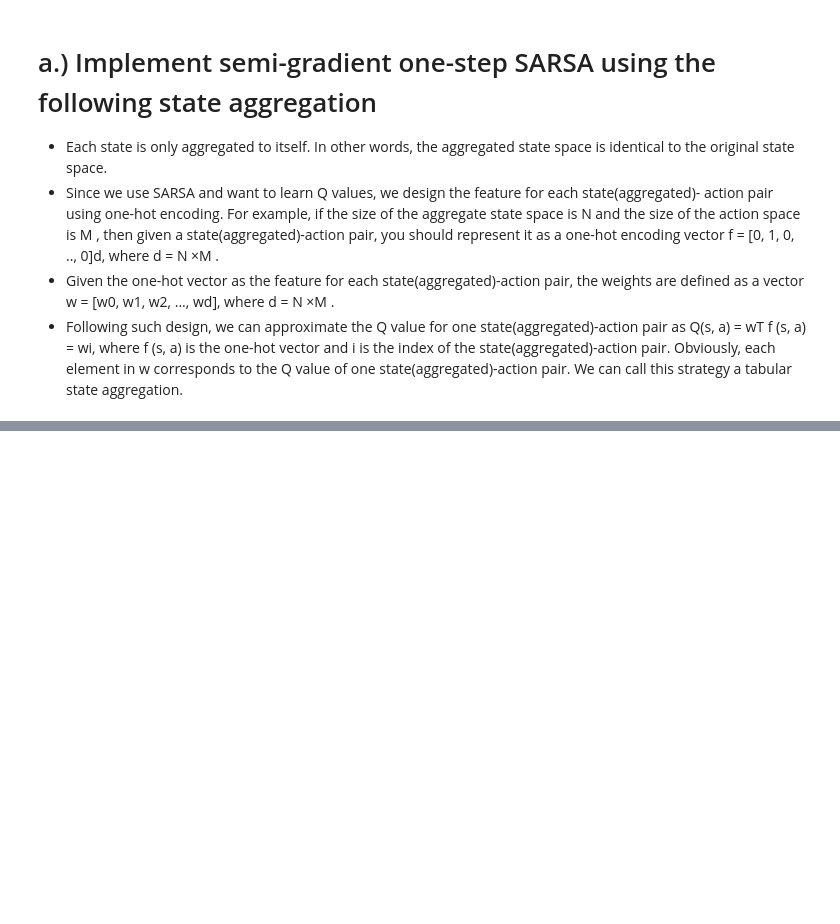
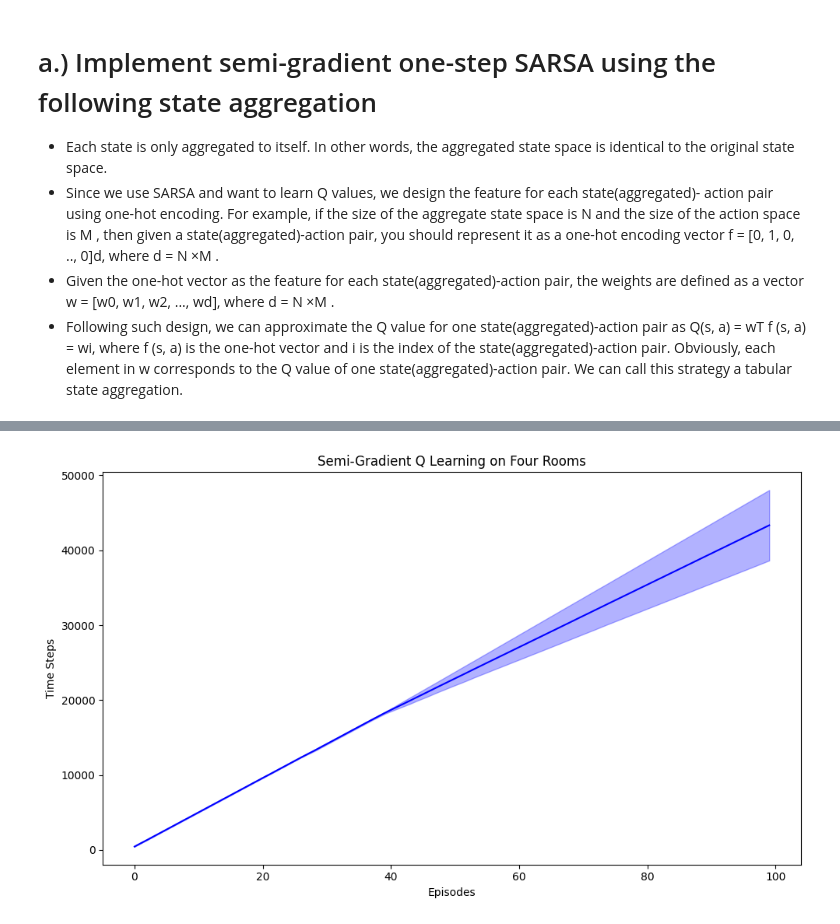
Before and after one commit to coltrho24/CS5180-Reinforcement-Learning, a Jupyter notebook: ex6/ex6.ipynb, the cells around one changed output, grey strips where cells are left out. Cells and saved outputs as stored; diff of their text form; code cells hidden in the pictures; blank space fills up the shorter version.

```diff
--- a/ex6/ex6.ipynb
+++ b/ex6/ex6.ipynb
@@ -252,0 +425,33 @@ run_semi_gradient_sarsa()
+# %%
+def run_semi_gradient_q():
+    epsilon = 0.1
+    alpha = 0.5
+    gamma = 1.0
+    timeout = 459
+    trial_num = 10
+
+    results_list = []
+    for _ in range(trial_num):
+        env = FourRooms()
+        controller = SemiGradient_Q(env, gamma, alpha, epsilon)
+        steps = controller.run()
+        results_list.append(steps)
+
+    results_array = np.array(results_list)
+    mean_arr = np.nanmean(results_array, axis=0)
+    err = 1.96 * np.nanstd(results_array, axis=0) / np.sqrt(trial_num)
+
+    plt.figure(figsize=(10, 6))
+    plt.plot(range(100), mean_arr, color='b')
+    plt.fill_between(range(100), mean_arr - err, mean_arr + err, alpha=0.3, color='b')
+    plt.xlabel('Episodes')
+    plt.ylabel('Time Steps')
+    plt.title('Semi-Gradient Q Learning on Four Rooms')
+    plt.tight_layout()
+    plt.savefig('semiQ.png', dpi=150, bbox_inches='tight')
+    plt.show()
+    plt.show()
+
+run_semi_gradient_q()
+# %% [output]
+[figure, added]
```
Also changed, not shown: parts of 7 cells of this notebook, 3 other files.
